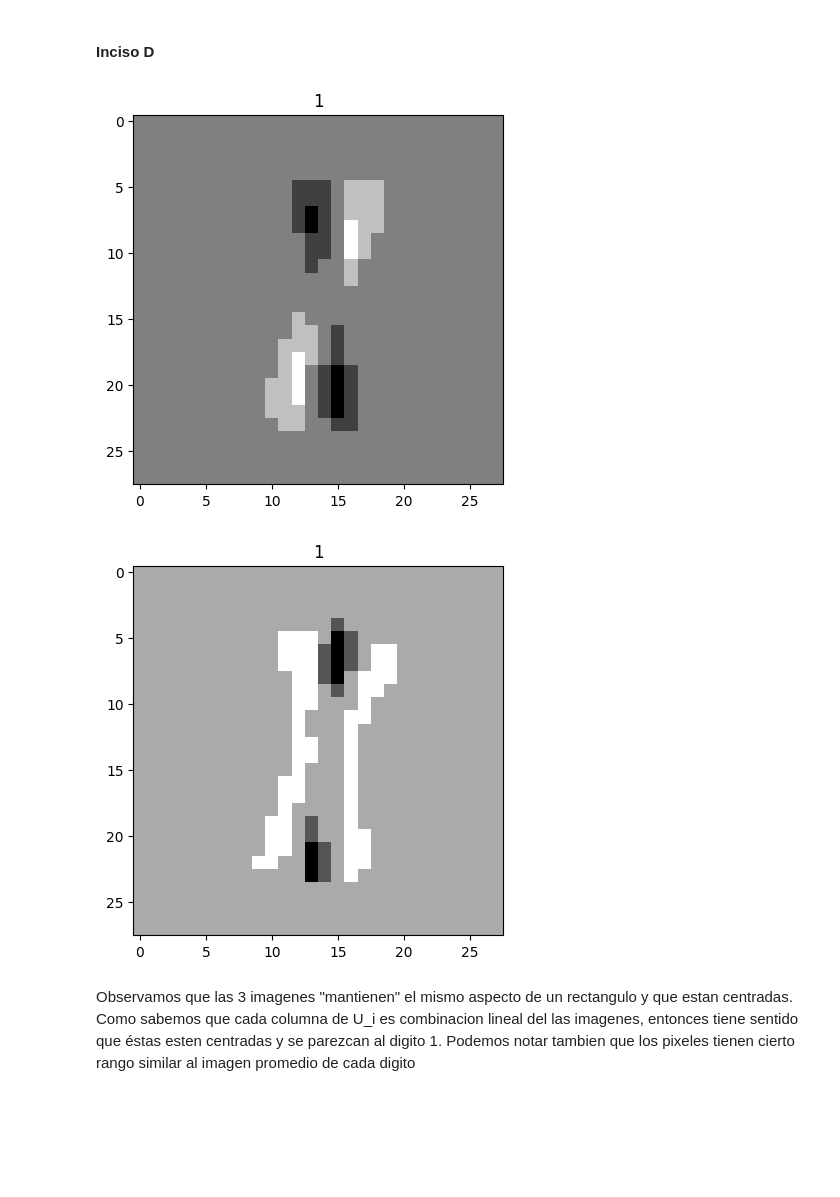
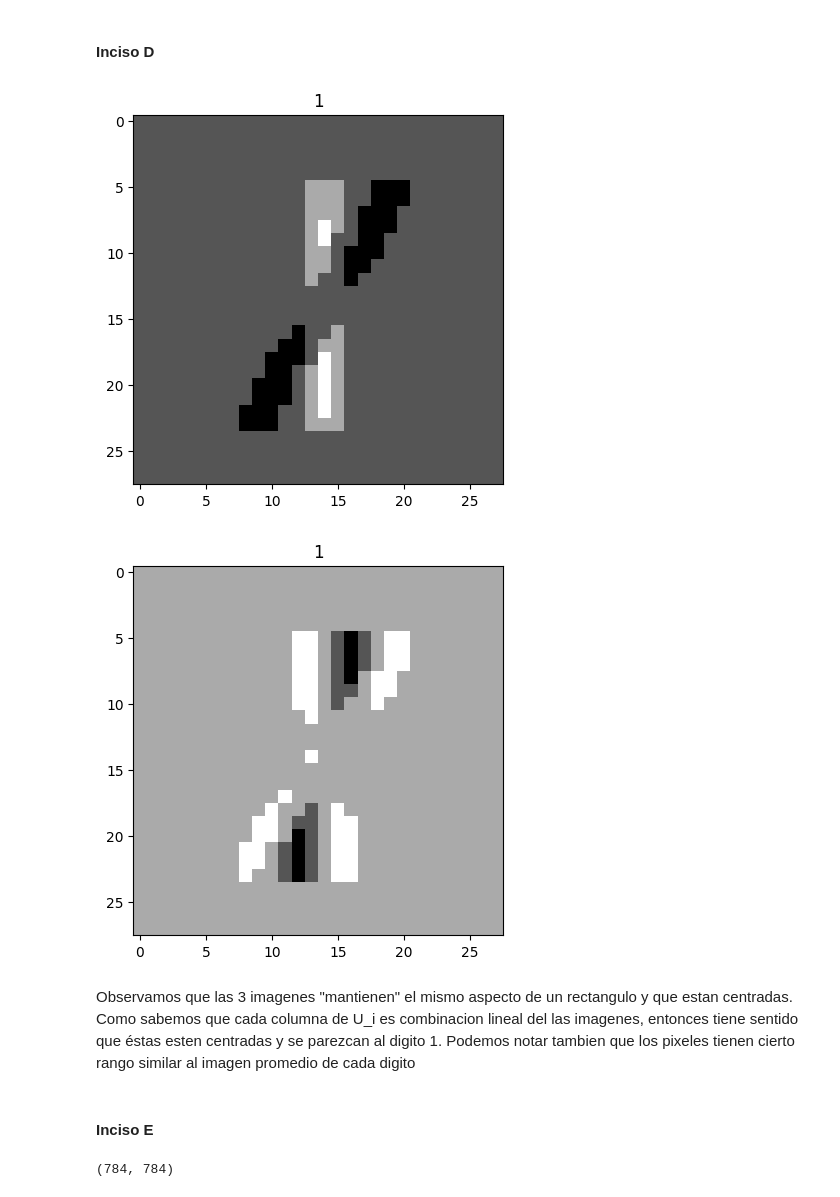
Before and after one commit to arielbakal/AlgebraLinealComputacional_UBA_FCEN, a Jupyter notebook: TP2/TP2.ipynb, the cells around one changed output. Cells and saved outputs as stored; diff of their text form; code cells hidden in the pictures; blank space fills up the shorter version.

```diff
--- a/TP2/TP2.ipynb
+++ b/TP2/TP2.ipynb
@@ -301,7 +301,7 @@ M = []
 for i in range(10):
     M_i = []
     for j in range(2000):
-        indice_vector_i, vector = remover_indice_vector(datos_testeo[j])
+        indice_vector_i, vector = remover_indice_vector(datos_entrenamiento[j])
         if indice_vector_i == i:
             M_i.append(vector)
     M_i = np.transpose(np.array(M_i))
@@ -331,3 +324,16 @@ print( np.linalg.norm(M[1] - M_aprox) )
+# %%
+U = []
+Σ = []
+V = []
+U_i, Σ_i, V_i = descomposicion_SVD(M[0])
+U.append(U_i)
+Σ.append(Σ_i)
+V.append(V_i)
+# %%
+U_i, Σ_i, V_i = descomposicion_SVD(M[1])
+U.append(U_i)
+Σ.append(Σ_i)
+V.append(V_i)
 # %% [markdown]
 #### Inciso C
 # %%
@@ -345,17 +351,17 @@ Las columnas de U_i son combinacion lineal del espacio columna de M_i, y como la
 # %% [markdown]
 #### Inciso D
 # %%
-U_t = np.transpose(U_i) * 15
+U_t = np.transpose(U[1]) * 15
 
 primer_columna = U_t[1].tolist()
 
 matriz = vector_a_matriz(primer_columna)
 
 grafico_matriz(matriz, 1)
 # %% [output]
-[figure, old version]
+[figure, new version]
 # %%
-U_t = np.transpose(U_i) * 15
+U_t = np.transpose(U[1]) * 15
 
 primer_columna = U_t[2].tolist()
 
@@ -363,7 +369,13 @@ matriz = vector_a_matriz(primer_columna)
 
 grafico_matriz(matriz, 1)
 # %% [output]
-[figure, old version]
+[figure, new version]
 # %% [markdown]
 Observamos que las 3 imagenes "mantienen" el mismo aspecto de un rectangulo y que estan centradas.
 Como sabemos que cada columna de U_i es combinacion lineal del las imagenes, entonces tiene sentido que éstas esten centradas y se parezcan al digito 1. Podemos notar tambien que los pixeles tienen cierto rango similar al imagen promedio de cada digito
+# %% [markdown]
+#### Inciso E
+# %%
+print(np.shape(U[0]))
+# %% [output]
+(784, 784)
```
Also changed, not shown: parts of 8 cells of this notebook.
